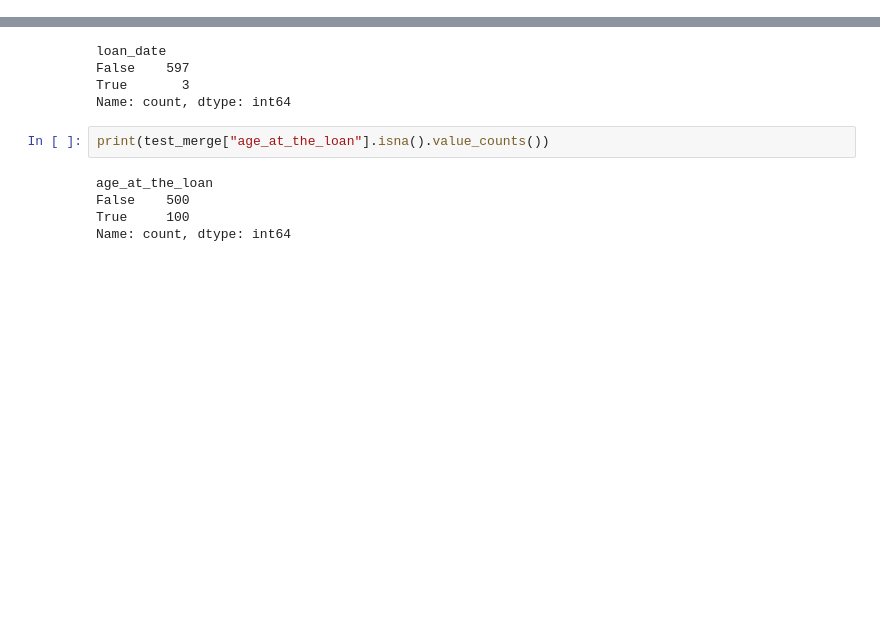
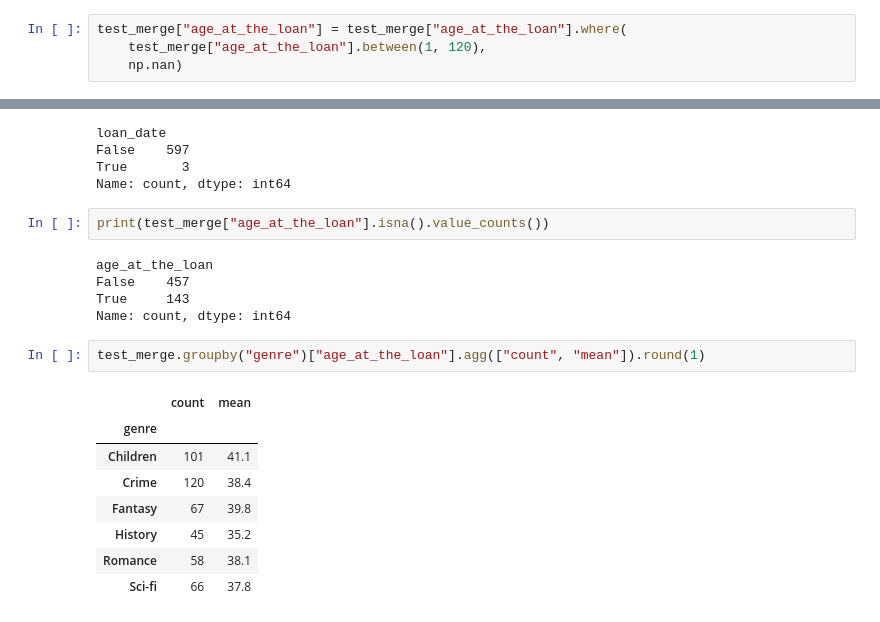
Before and after one commit to ChrisLofgreen/LABS_26-27, a Jupyter notebook: Data analysis/lab4.ipynb, the cells around one changed output, grey strips where cells are left out. Cells and saved outputs as stored; diff of their text form; blank space fills up the shorter version.

```diff
--- a/Data analysis/lab4.ipynb
+++ b/Data analysis/lab4.ipynb
@@ -239,0 +253,4 @@ Name: age_at_the_loan, dtype: float64
+# %%
+test_merge["age_at_the_loan"] = test_merge["age_at_the_loan"].where(
+    test_merge["age_at_the_loan"].between(1, 120),
+    np.nan)
@@ -255,6 +284,17 @@ Name: count, dtype: int64
 print(test_merge["age_at_the_loan"].isna().value_counts())
 # %% [output]
 age_at_the_loan
-False    500
-True     100
+False    457
+True     143
 Name: count, dtype: int64
+# %%
+test_merge.groupby("genre")["age_at_the_loan"].agg(["count", "mean"]).round(1)
+# %% [output]
+|  | count | mean |
+| genre |  |  |
+| Children | 101 | 41.1 |
+| Crime | 120 | 38.4 |
+| Fantasy | 67 | 39.8 |
+| History | 45 | 35.2 |
+| Romance | 58 | 38.1 |
+| Sci-fi | 66 | 37.8 |
```
Also changed, not shown: parts of 6 cells of this notebook.
